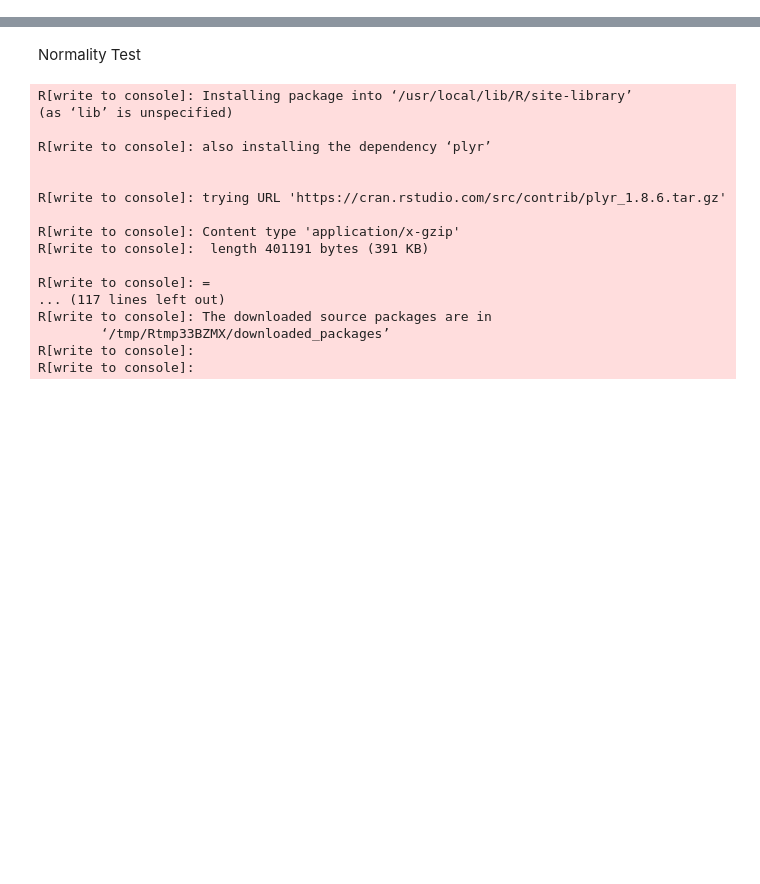
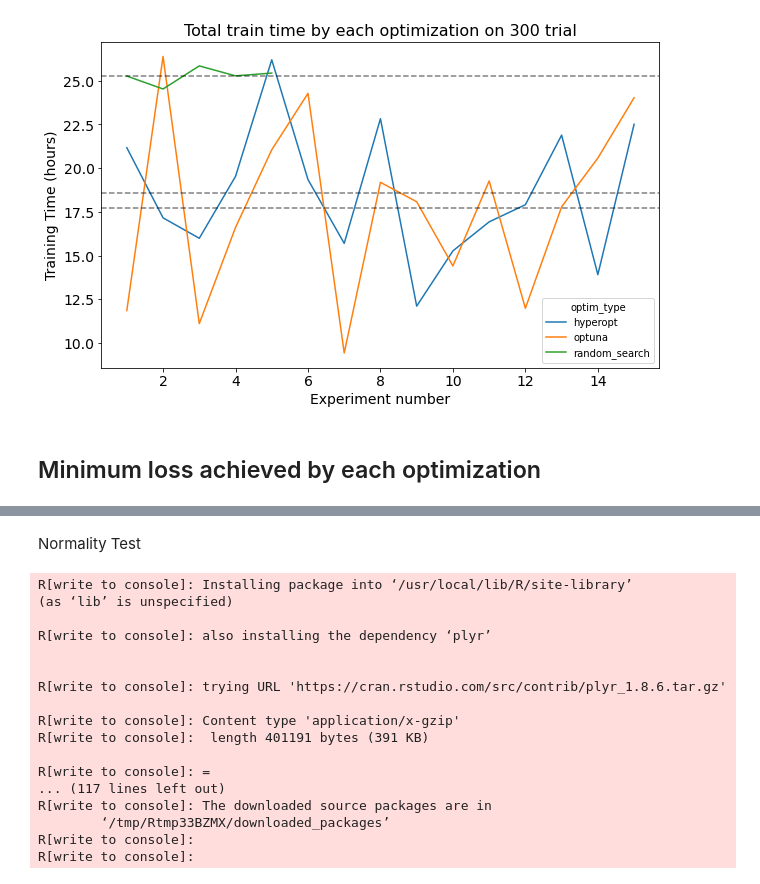
Before and after one commit to Birkamal/statistical_analysis, a Jupyter notebook: project_analysis.ipynb, the cells around one changed output, grey strips where cells are left out. Saved outputs shown, nothing was run; the diff lists cells and outputs as text; code cells hidden in the pictures; blank space fills up the shorter version.

Commit message:
xgb experiment analysis

```diff
--- a/project_analysis.ipynb
+++ b/project_analysis.ipynb
@@ -2,0 +11,10 @@
+# %%
+# combine the dataframe
+#frames = [ process_frame(f) for f in file ]
+frame1 = pd.read_csv('/content/drive/My Drive/project_results/Workbook_hyperopt.csv')
+frame2 = pd.read_csv('/content/drive/My Drive/project_results/workbook_optuna.csv')
+frame3 = pd.read_csv('/content/drive/My Drive/project_results/workbook_randomsearch.csv')
+frames = [frame1, frame2, frame3]
+result = pd.concat(frames)
+result = result.reset_index().drop('index', axis = 1)
+result
@@ -2,0 +35,16 @@
+# %%
+# train time on 300 trials
+(result[result['Algo']=='XGBoost'].groupby(['seed','optim_type']).sum().unstack()['opt_time']).plot(figsize=(10,6))
+for l in np.mean(result[result['Algo']=='XGBoost'].groupby(['seed','optim_type']).sum().unstack()['opt_time']):
+    plt.axhline(l, color = 'k', linestyle = '--', alpha = 0.5)
+plt.title('Total train time by each optimization on 300 trial', size = 16)
+plt.xlabel('Experiment number', size=14)
+plt.xticks(size=14)
+plt.yticks(size=14)
+plt.ylabel('Training Time (hours)' , size=14)
+plt.savefig("xgb_optim_time.png")
+plt.show()
+# %% [output]
+[figure, added]
+# %% [markdown]
+## Minimum loss achieved by each optimization
```
Also changed, not shown: parts of 21 cells of this notebook.
